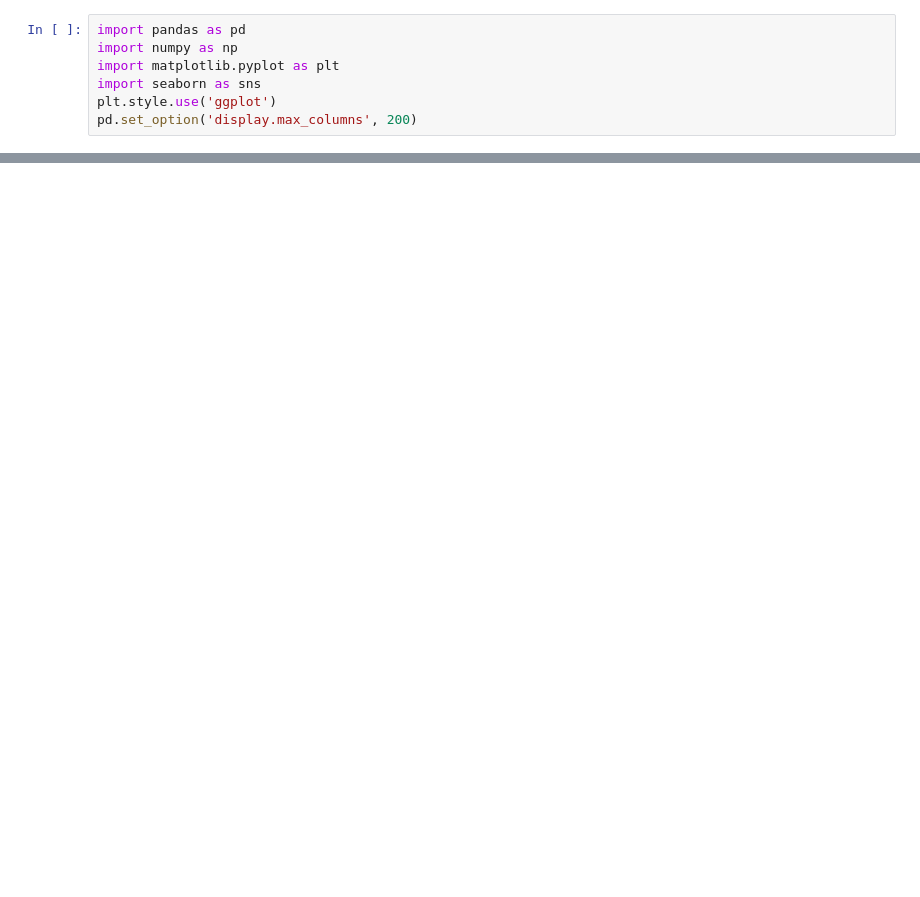
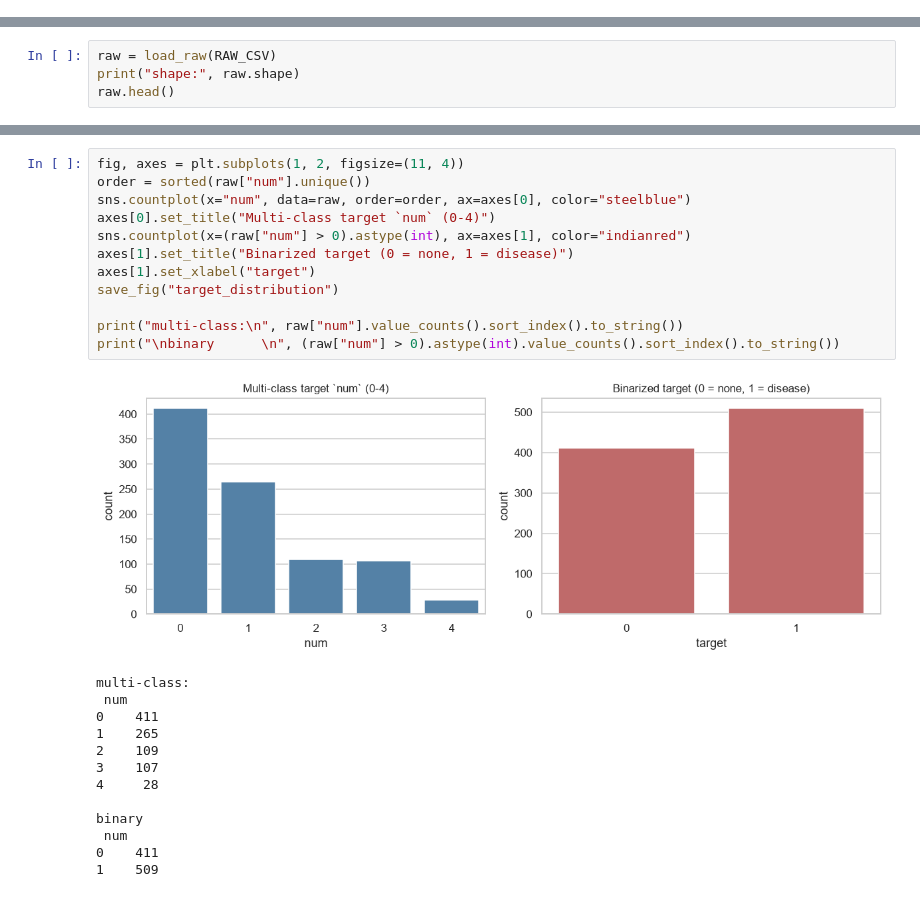
Before and after one commit to Moudjib16/Heart-Disease-Prediction, a Jupyter notebook: notebooks/01_eda.ipynb, the cells around one changed output, grey strips where cells are left out. Saved outputs shown, nothing was run; the diff lists cells and outputs as text; blank space fills up the shorter version.

```diff
--- a/notebooks/01_eda.ipynb
+++ b/notebooks/01_eda.ipynb
@@ -3,7 +0,0 @@
-# %%
-import pandas as pd
-import numpy as np
-import matplotlib.pyplot as plt
-import seaborn as sns
-plt.style.use('ggplot')
-pd.set_option('display.max_columns', 200)
@@ -138,0 +56,4 @@ df.loc[df.duplicated()]
+# %%
+raw = load_raw(RAW_CSV)
+print("shape:", raw.shape)
+raw.head()
@@ -138,0 +168,26 @@ df.loc[df.duplicated()]
+# %%
+fig, axes = plt.subplots(1, 2, figsize=(11, 4))
+order = sorted(raw["num"].unique())
+sns.countplot(x="num", data=raw, order=order, ax=axes[0], color="steelblue")
+axes[0].set_title("Multi-class target `num` (0-4)")
+sns.countplot(x=(raw["num"] > 0).astype(int), ax=axes[1], color="indianred")
+axes[1].set_title("Binarized target (0 = none, 1 = disease)")
+axes[1].set_xlabel("target")
+save_fig("target_distribution")
+
+print("multi-class:\n", raw["num"].value_counts().sort_index().to_string())
+print("\nbinary      \n", (raw["num"] > 0).astype(int).value_counts().sort_index().to_string())
+# %% [output]
+[figure, added]
+multi-class:
+ num
+0    411
+1    265
+2    109
+3    107
+4     28
+
+binary
+ num
+0    411
+1    509
```
Also changed, not shown: parts of 28 cells of this notebook.
